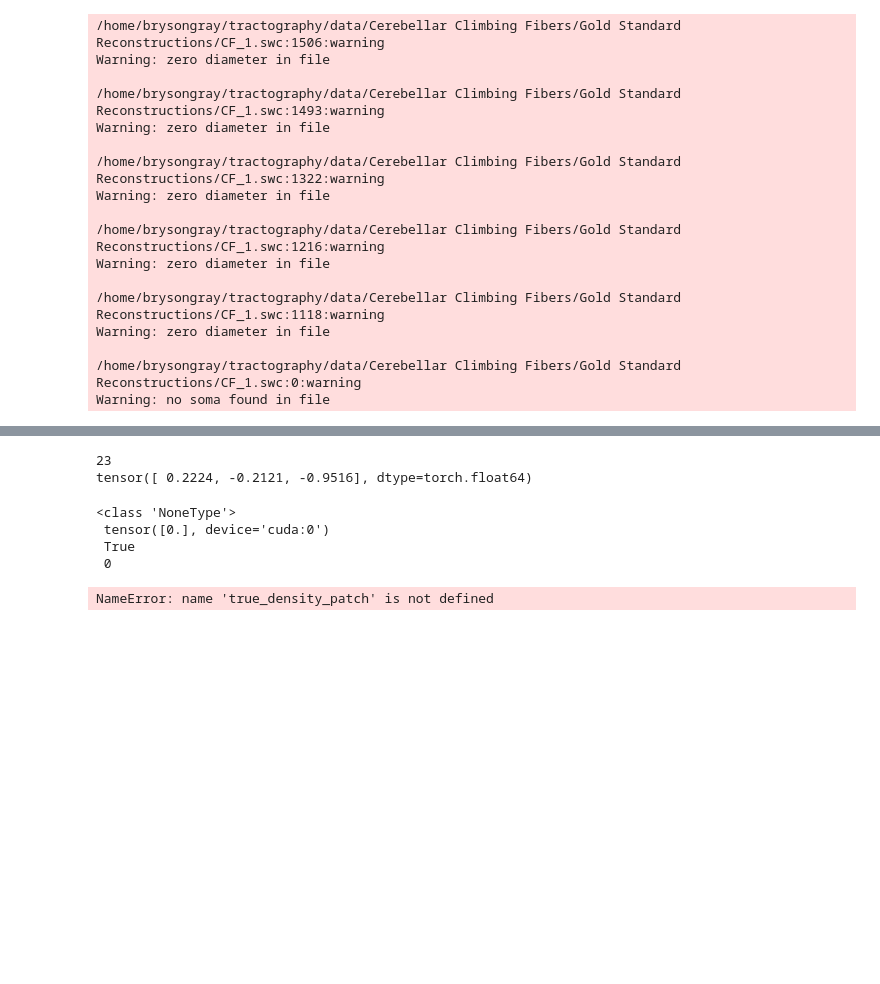
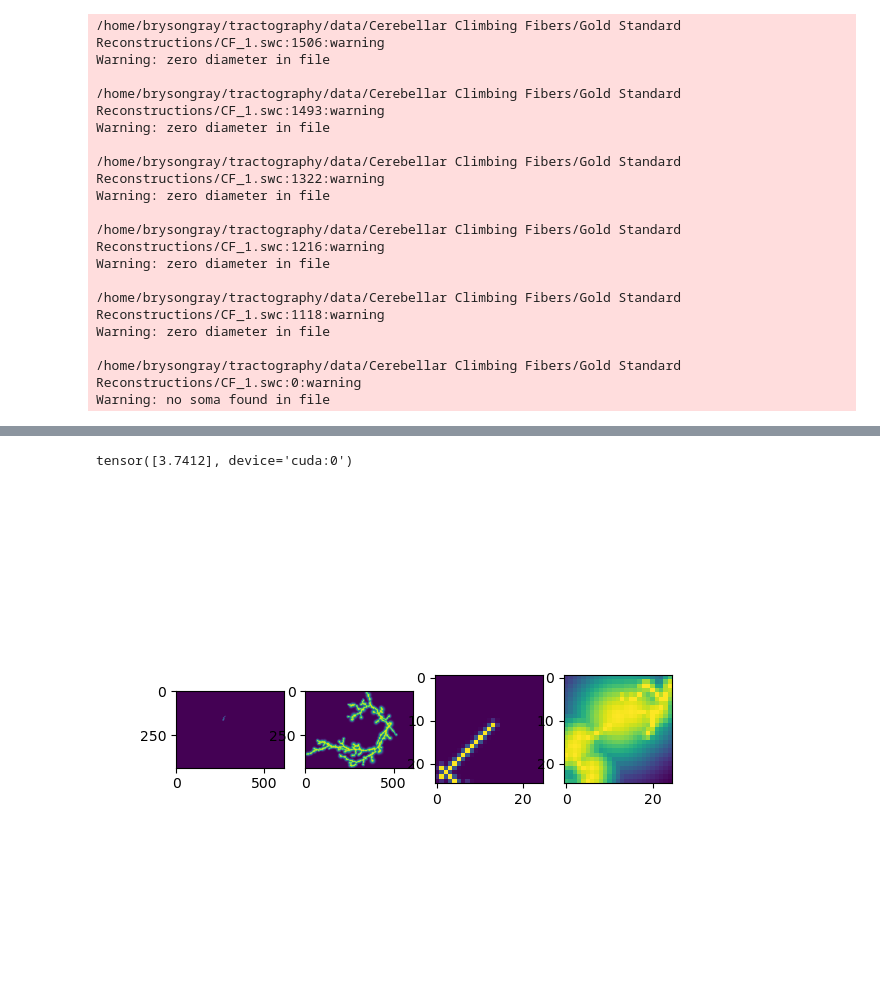
Before and after one commit to twardlab/neurotrack, a Jupyter notebook: neuron_trx/notebooks/neuron_trx_tests.ipynb, the cells around one changed output, grey strips where cells are left out. Drawn from its saved outputs; the diff is of its cells as text; code cells hidden in the pictures; blank space fills up the shorter version.

```diff
--- a/neuron_trx/notebooks/neuron_trx_tests.ipynb
+++ b/neuron_trx/notebooks/neuron_trx_tests.ipynb
@@ -126,0 +121,9 @@ show_state(env)
+# %%
+plt.close('all')
+action = torch.tensor([0., -1.0, 1.0])
+observation, reward, terminated = env.step(action)
+print(reward)
+show_state(env)
+# %% [output]
+tensor([3.7412], device='cuda:0')
+[figure, added]
@@ -129,9 +134,6 @@ show_state(env)
 action_id = get_closest_dir(env.action_space, torch.Tensor([0., 0., -1.]))
 print(action_id)
 print(env.action_space[action_id])
-# %% [output]
-23
-tensor([ 0.2224, -0.2121, -0.9516], dtype=torch.float64)
 # %%
 for i in range(10):
     action_id = dqn_model.select_action(env.action_space, state, steps_done, eps_start, eps_end, eps_decay)
@@ -146,7 +148,7 @@ for i in range(10):
     # add new position to path
     env.paths[env.head_id] = torch.cat((env.paths[env.head_id], (env.paths[env.head_id][-1] + env.step_size*action)[None]))
     # decide if path terminates
-    out_of_bound = any([x >= y or x < 0 for x,y in zip(torch.round(env.paths[env.head_id][-1]), env.img.shape[1:])])
+    out_of_bound = any([x >= y or x < 0 for x,y in zip(torch.round(env.paths[env.head_id][-1]), env.img.data.shape[1:])])
     # out_of_mask = env.mask[tuple([int(x) for x in env.paths[env.head_id][-1]])]
     too_long = len(env.paths[env.head_id]) > env.max_len
     self_terminate = not any(action)
@@ -165,14 +167,17 @@ for i in range(10):
     else:
         center = env.paths[env.head_id][-2]
         r = env.radius + int(np.ceil(env.step_size.max()))
-        true_density_patch, padding = tracking_env.crop(env.true_density, center, radius=r) # patch centered at previous step position
-        old_density_patch, _ = tracking_env.crop(env.img[-1][None], center, radius=r)
-        old_density_patch = old_density_patch.detach().clone() # need to make a copy or else this will be modified by adding a point to img
-        tracking_env.add_bundle_point(env.img, env.paths[env.head_id][-1], env.ball)
-        new_density_patch, _ = tracking_env.crop(env.img[-1][None], center, radius=r)
+        true_density_patch, padding = env.true_density.crop(center, radius=r) # patch centered at previous step position
+        old_density_patch, _ = env.img.crop(center, radius=r)
+        old_density_patch = old_density_patch.detach().clone()[-1][None] # need to make a copy or else this will be modified by adding a point to img
+        # add_bundle_point(self.img, self.paths[self.head_id][-1], self.ball)
+        segment = env.paths[env.head_id][-2:, :3]
+        env.img.draw_line_segment(segment, width=1.0)
+        new_density_patch, _ = env.img.crop(center, radius=r)
+        new_density_patch = new_density_patch[-1][None]
         delta_density_diff = tracking_env.density_error_change(true_density_patch, old_density_patch, new_density_patch)
         observation = env.get_state()
-        reward = env.get_reward(terminated, delta_density_diff, verbose=True)
+        reward = env.get_reward(terminated, delta_density_diff)
 
         env.head_id = (env.head_id + 1)%len(env.paths)
     # end step
@@ -205,11 +210,5 @@ fig, ax = plt.subplots(1,3)
 ax[0].imshow(true_density[0, r-padding[0]])#, vmax=(true_density.mean() + np.finfo(float).eps))
 ax[1].imshow(old_density[0, r-padding[0]])#, vmax=(true_density.mean() + np.finfo(float).eps))
 ax[2].imshow(new_density[0, r-padding[0]])#, vmax=(true_density.mean() + np.finfo(float).eps))
-# %% [output]
-<class 'NoneType'>
- tensor([0.], device='cuda:0')
- True
- 0
-NameError: name 'true_density_patch' is not defined
 # %%
 show_state(env)
```
Also changed, not shown: parts of 10 cells of this notebook, 11 other files.
